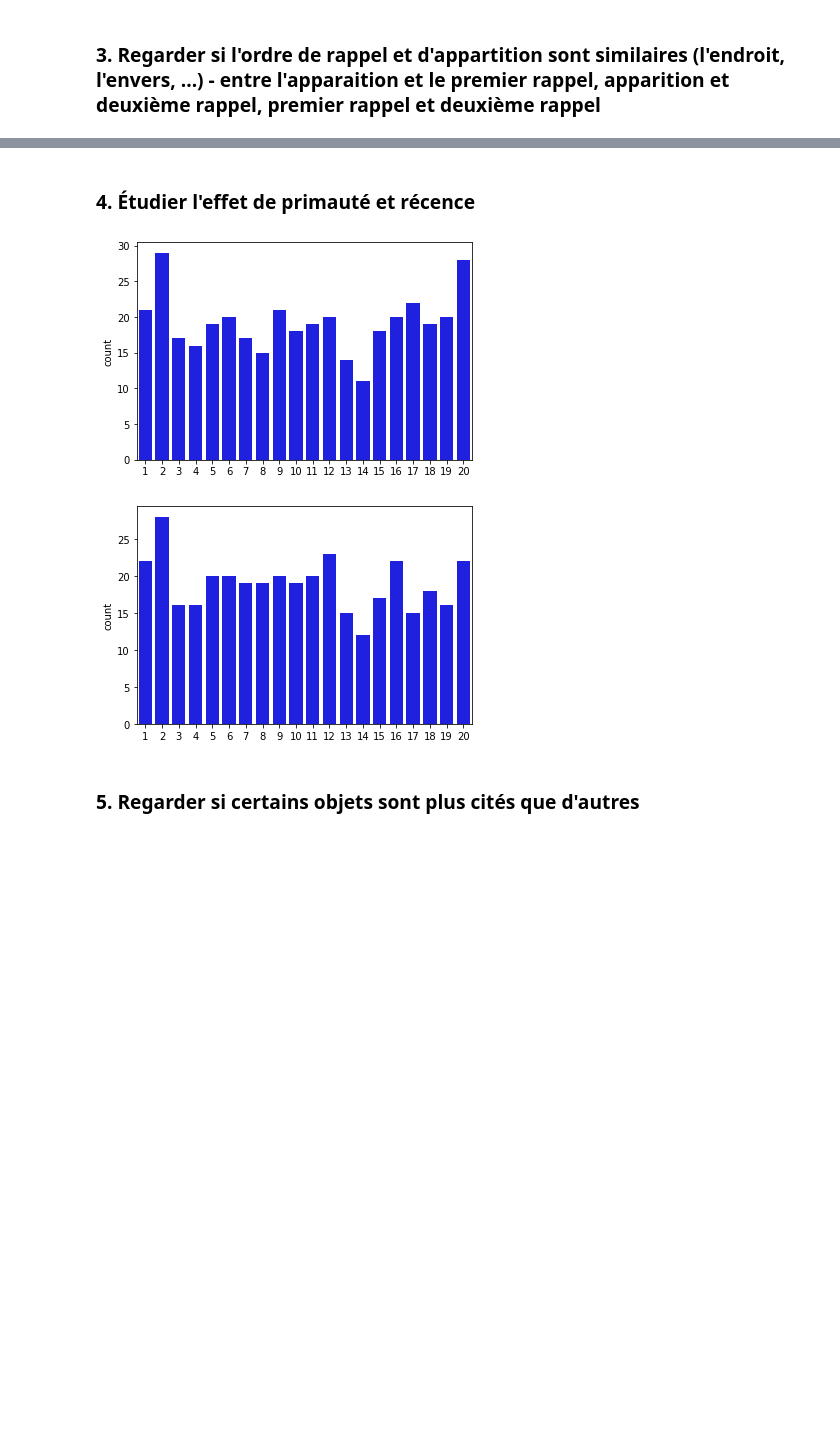
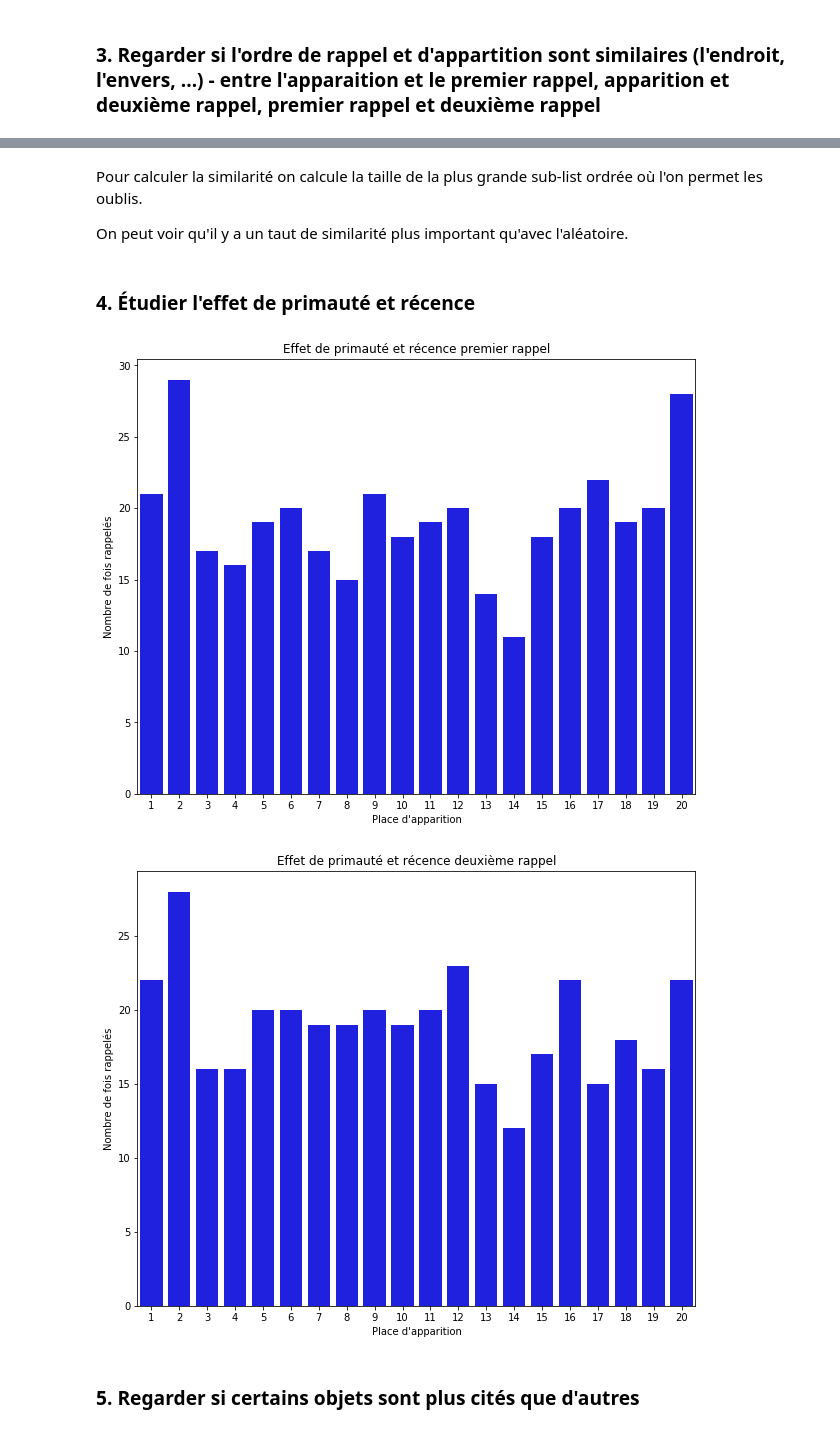
Before and after one commit to Gorzen/SHS-Project, a Jupyter notebook: Analyse.ipynb, the cells around one changed output, grey strips where cells are left out. Drawn from its saved outputs; the diff is of its cells as text; code cells hidden in the pictures; blank space fills up the shorter version.

```diff
--- a/Analyse.ipynb
+++ b/Analyse.ipynb
@@ -176,22 +189,35 @@ plt.show()
+# %% [markdown]
+Pour calculer la similarité on calcule la taille de la plus grande sub-list ordrée où l'on permet les oublis.
+
+On peut voir qu'il y a un taut de similarité plus important qu'avec l'aléatoire.
 # %% [markdown]
 ### 4. Étudier l'effet de primauté et récence
 # %%
 order_appear = results.loc[:, results.columns[1::3]].values[1:].reshape(-1)
 first_recall = results.loc[:, results.columns[2::3]].values[1:].reshape(-1)
 second_recall = results.loc[:, results.columns[3::3]].values[1:].reshape(-1)
 
 na_mask = np.vectorize(pd.isna)
 
 first_recalled = order_appear[~na_mask(first_recall)].astype(int)
 second_recalled = order_appear[~na_mask(second_recall)].astype(int)
 
+plt.figure(figsize=(10,8))
 sns.countplot(first_recalled, color='blue')
+plt.title("Effet de primauté et récence premier rappel")
+plt.xlabel("Place d'apparition")
+plt.ylabel("Nombre de fois rappelés")
 plt.show()
+
+plt.figure(figsize=(10,8))
 sns.countplot(second_recalled, color='blue')
+plt.title("Effet de primauté et récence deuxième rappel")
+plt.xlabel("Place d'apparition")
+plt.ylabel("Nombre de fois rappelés")
 plt.show()
 # %% [output]
-[figure, old version]
+[figure, new version]
-[figure, old version]
+[figure, new version]
 # %% [markdown]
 ### 5. Regarder si certains objets sont plus cités que d'autres
 # %%
```
Also changed, not shown: parts of 14 cells of this notebook.
